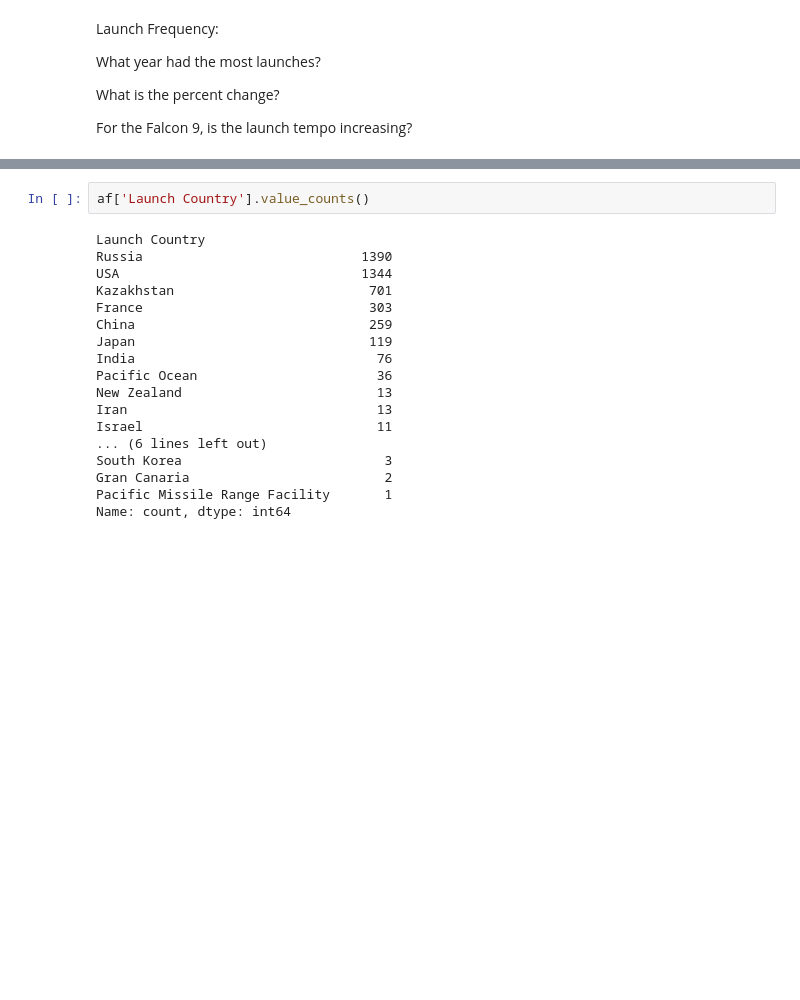
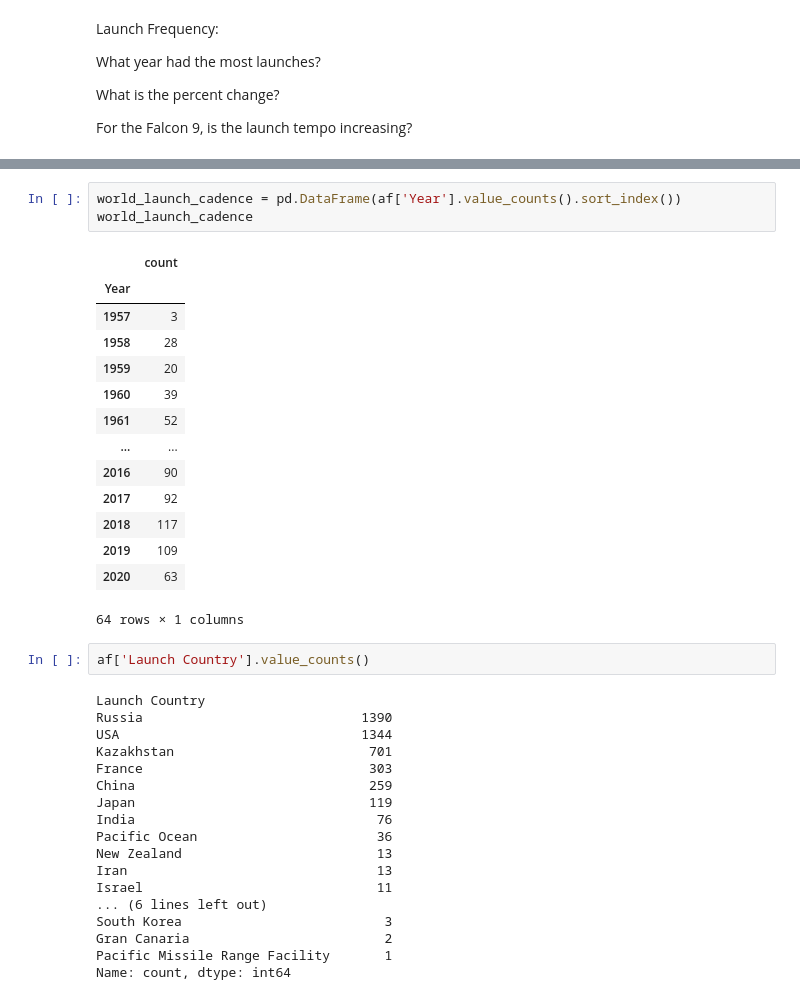
Before and after one commit to BenH30/Data_Science_Portfolio_Projects, a Jupyter notebook: main.ipynb, the cells around one changed output, grey strips where cells are left out. Saved outputs shown, nothing was run; the diff lists cells and outputs as text; blank space fills up the shorter version.

```diff
--- a/main.ipynb
+++ b/main.ipynb
@@ -123,3 +108,21 @@ Name: count, dtype: int64
+# %%
+world_launch_cadence = pd.DataFrame(af['Year'].value_counts().sort_index())
+world_launch_cadence
+# %% [output]
+|  | count |
+| Year |  |
+| 1957 | 3 |
+| 1958 | 28 |
+| 1959 | 20 |
+| 1960 | 39 |
+| 1961 | 52 |
+| ... | ... |
+| 2016 | 90 |
+| 2017 | 92 |
+| 2018 | 117 |
+| 2019 | 109 |
+| 2020 | 63 |
+64 rows × 1 columns
 # %%
 af['Launch Country'].value_counts()
 # %% [output]
```
Also changed, not shown: parts of 7 cells of this notebook, 3 other files.
